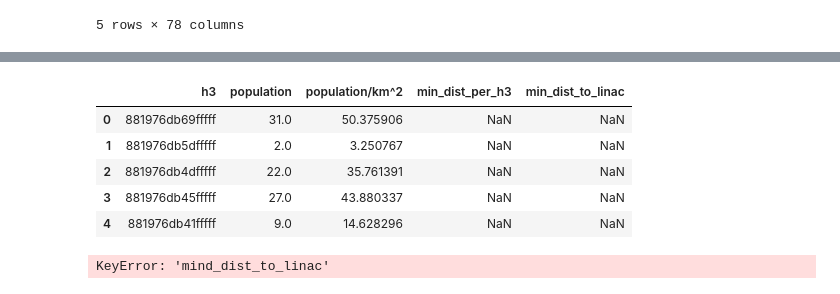
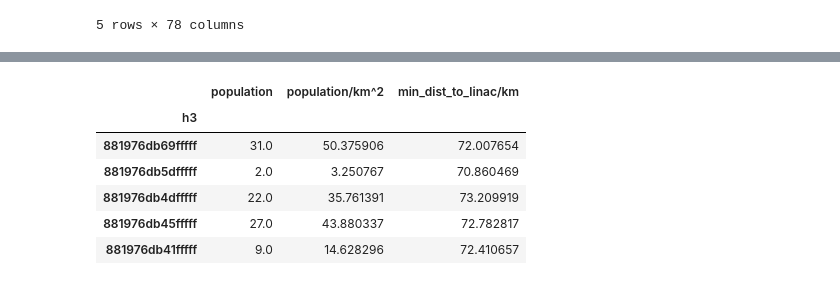
Before and after one commit to LaurenceWroe/Geospatial-modelling-radiotherapy-access, a Jupyter notebook: H3/H3_england_test.ipynb, the cells around one changed output, grey strips where cells are left out. Saved outputs shown, nothing was run; the diff lists cells and outputs as text; code cells hidden in the pictures.

```diff
--- a/H3/H3_england_test.ipynb
+++ b/H3/H3_england_test.ipynb
@@ -1125,3 +1125,5 @@ memory usage: 143.4+ MB
 | 881976db45fffff | 72.782817 | 73.163794 | 128.365613 | 184.677808 | 208.779420 | 303.515764 | 303.540472 | 394.253118 | 302.894415 | 383.005844 | ... | ... |
 | 881976db41fffff | 73.560021 | 72.410657 | 128.163662 | 184.526735 | 208.908901 | 303.058303 | 303.083062 | 394.679724 | 302.668333 | 383.232351 | ... | ... |
 5 rows × 78 columns
+# %%
+df = df.set_index('h3')
@@ -1128,19 +1143,12 @@ memory usage: 143.4+ MB
 # %%
-min_distance_per_h3=pd.DataFrame()
-min_distance_per_h3["min_distance_per_h3"]  = dist_df.min(axis=1)
-min_distance_per_h3["min_distance_per_h3"].dtype
-df["min_dist_to_linac"] = min_distance_per_h3["min_distance_per_h3"]
+df["min_dist_to_linac/km"] = min_distance_per_h3["min_distance_per_h3"]
 df.head()
 # %% [output]
-|  | h3 | population | population/km^2 | min_dist_per_h3 | min_dist_to_linac |
-| 0 | 881976db69fffff | 31.0 | 50.375906 | NaN | NaN |
-| 1 | 881976db5dfffff | 2.0 | 3.250767 | NaN | NaN |
-| 2 | 881976db4dfffff | 22.0 | 35.761391 | NaN | NaN |
-| 3 | 881976db45fffff | 27.0 | 43.880337 | NaN | NaN |
-| 4 | 881976db41fffff | 9.0 | 14.628296 | NaN | NaN |
+|  | population | population/km^2 | min_dist_to_linac/km |
+| h3 |  |  |  |
+| 881976db69fffff | 31.0 | 50.375906 | 72.007654 |
+| 881976db5dfffff | 2.0 | 3.250767 | 70.860469 |
+| 881976db4dfffff | 22.0 | 35.761391 | 73.209919 |
+| 881976db45fffff | 27.0 | 43.880337 | 72.782817 |
+| 881976db41fffff | 9.0 | 14.628296 | 72.410657 |
-# %%
-del df["min_dist_to_linac"]
-del df["min_dist_per_h3"]
-# %% [output]
-KeyError: 'mind_dist_to_linac'
 # %%
```
Also changed, not shown: parts of 13 cells of this notebook, 2 other files.
